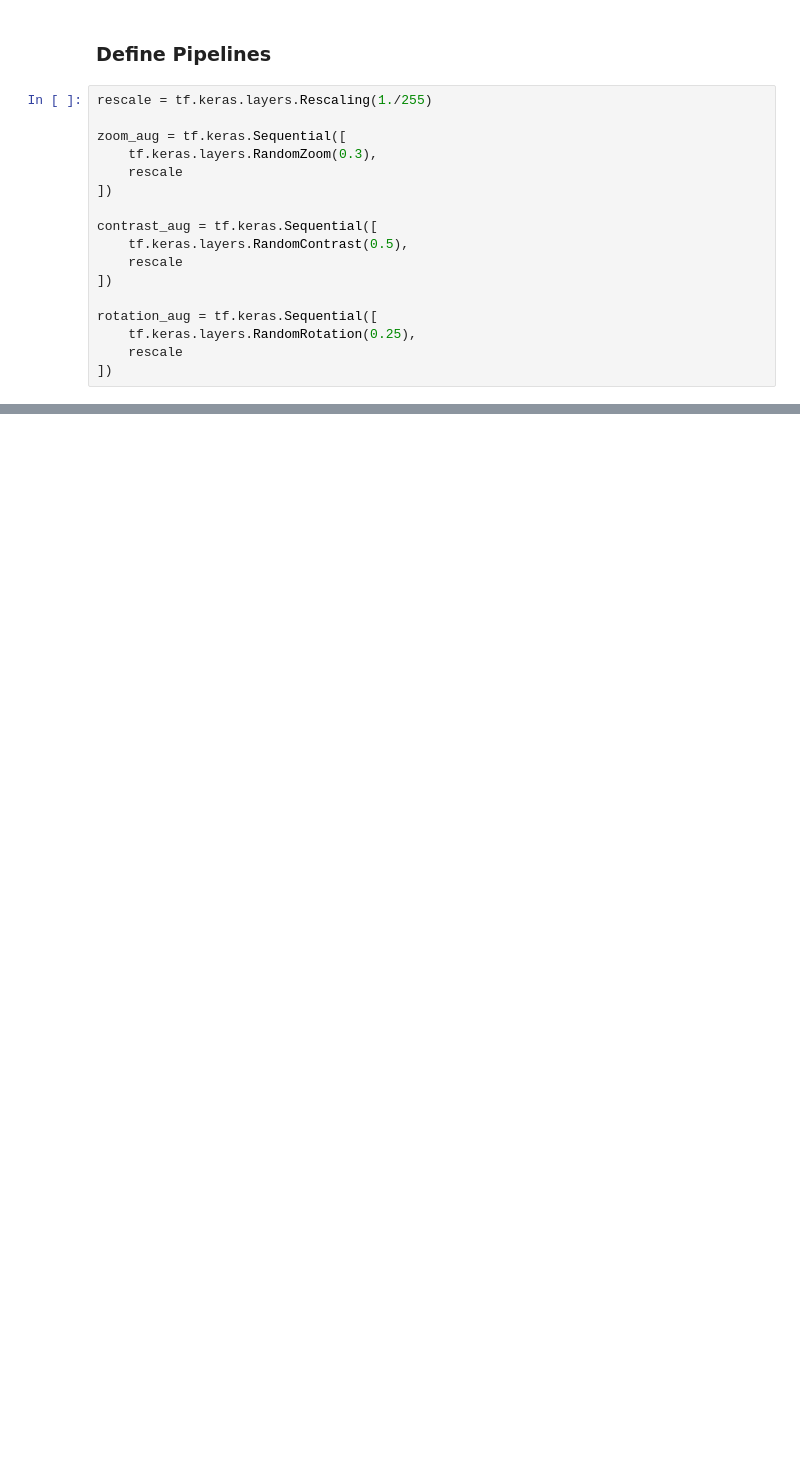
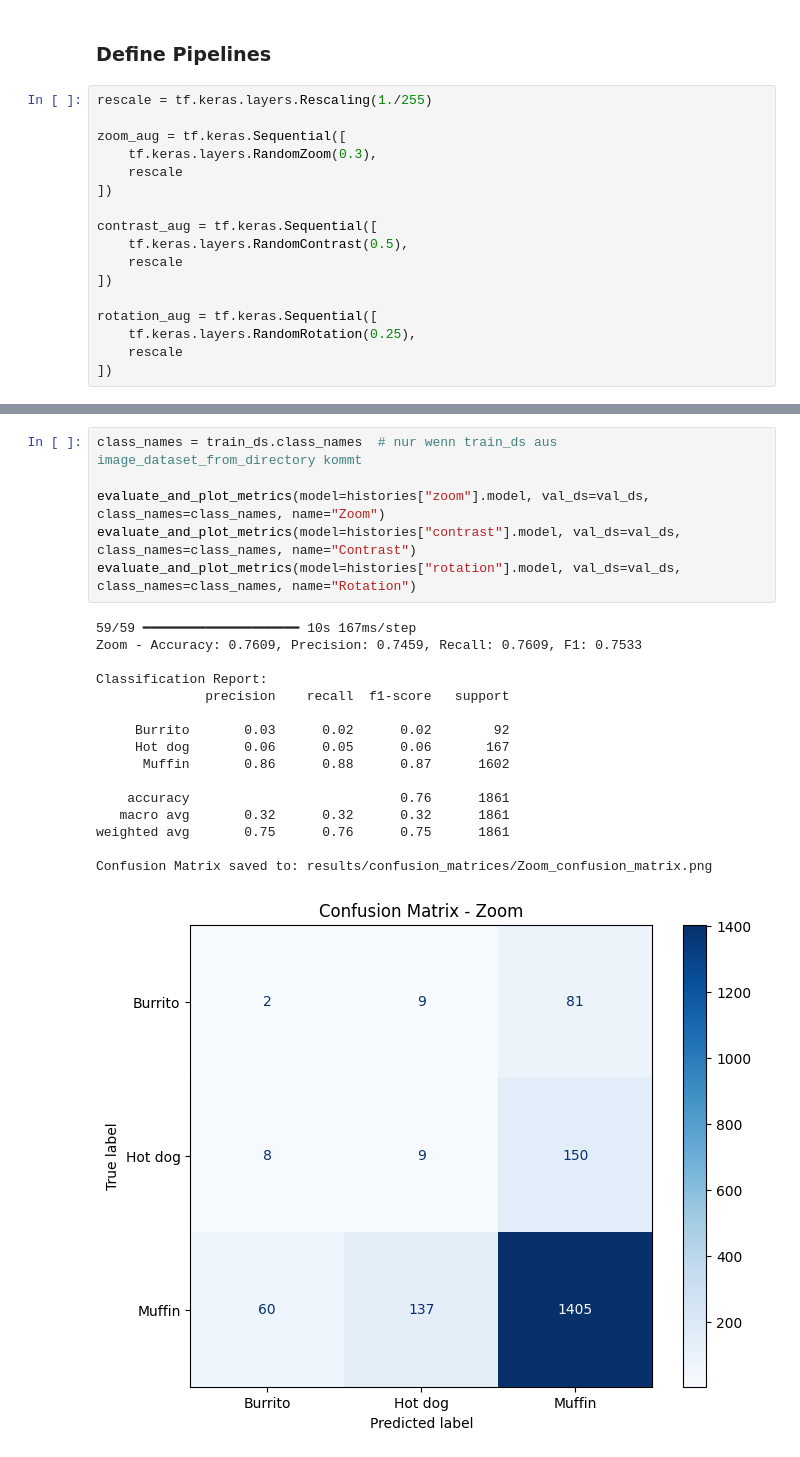
Before and after one commit to constantinEb/Computer-Vision-AI, a Jupyter notebook: 7. Experiment Data Augmentation.ipynb, the cells around one changed output, grey strips where cells are left out. Drawn from its saved outputs; the diff is of its cells as text; blank space fills up the shorter version.

```diff
--- a/7. Experiment Data Augmentation.ipynb
+++ b/7. Experiment Data Augmentation.ipynb
@@ -258,0 +364,23 @@ plot_histories(histories)
+# %%
+class_names = train_ds.class_names  # nur wenn train_ds aus image_dataset_from_directory kommt
+
+evaluate_and_plot_metrics(model=histories["zoom"].model, val_ds=val_ds, class_names=class_names, name="Zoom")
+evaluate_and_plot_metrics(model=histories["contrast"].model, val_ds=val_ds, class_names=class_names, name="Contrast")
+evaluate_and_plot_metrics(model=histories["rotation"].model, val_ds=val_ds, class_names=class_names, name="Rotation")
+# %% [output]
+59/59 ━━━━━━━━━━━━━━━━━━━━ 10s 167ms/step
+Zoom - Accuracy: 0.7609, Precision: 0.7459, Recall: 0.7609, F1: 0.7533
+
+Classification Report:
+              precision    recall  f1-score   support
+
+     Burrito       0.03      0.02      0.02        92
+     Hot dog       0.06      0.05      0.06       167
+      Muffin       0.86      0.88      0.87      1602
+
+    accuracy                           0.76      1861
+   macro avg       0.32      0.32      0.32      1861
+weighted avg       0.75      0.76      0.75      1861
+
+Confusion Matrix saved to: results/confusion_matrices/Zoom_confusion_matrix.png
+[figure, added]
```
Also changed, not shown: parts of 9 cells of this notebook, 4 other files.
